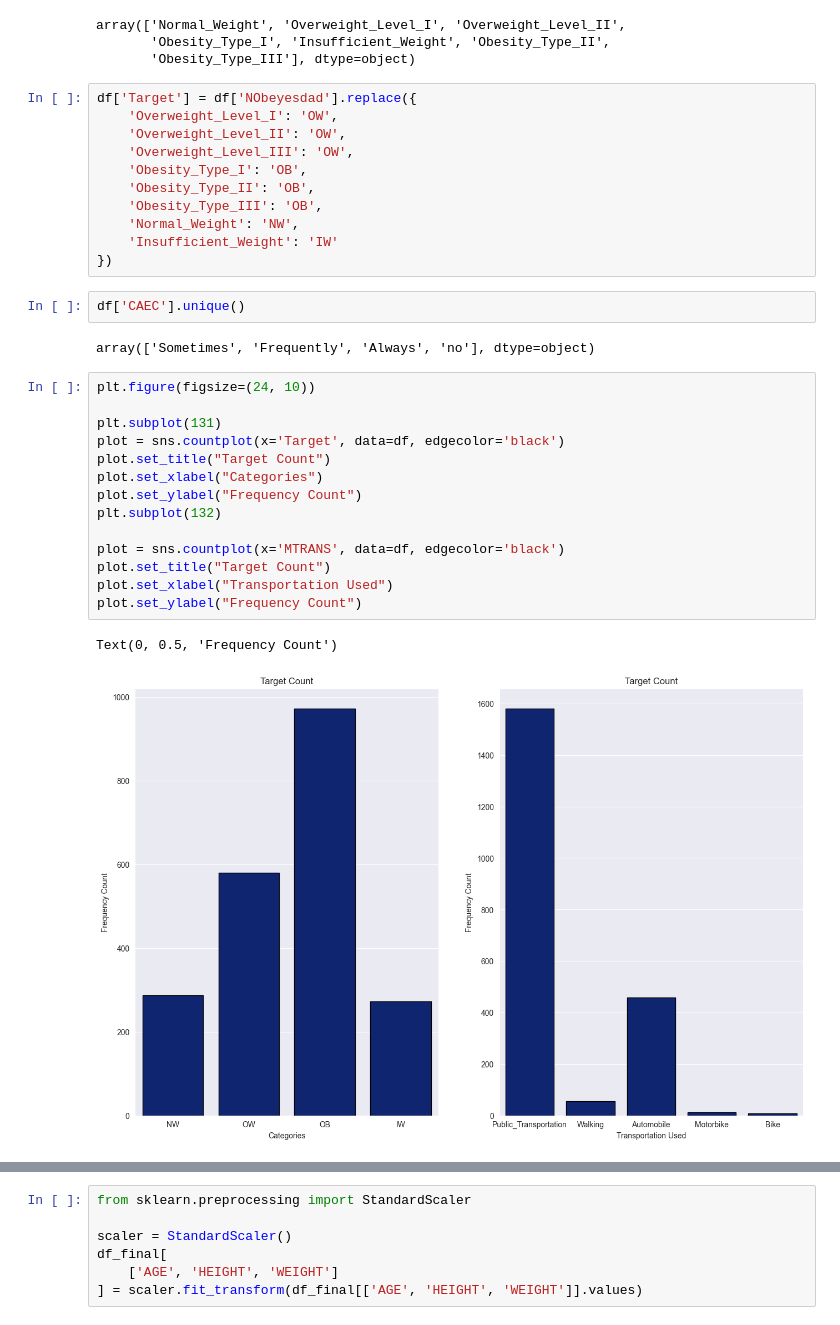
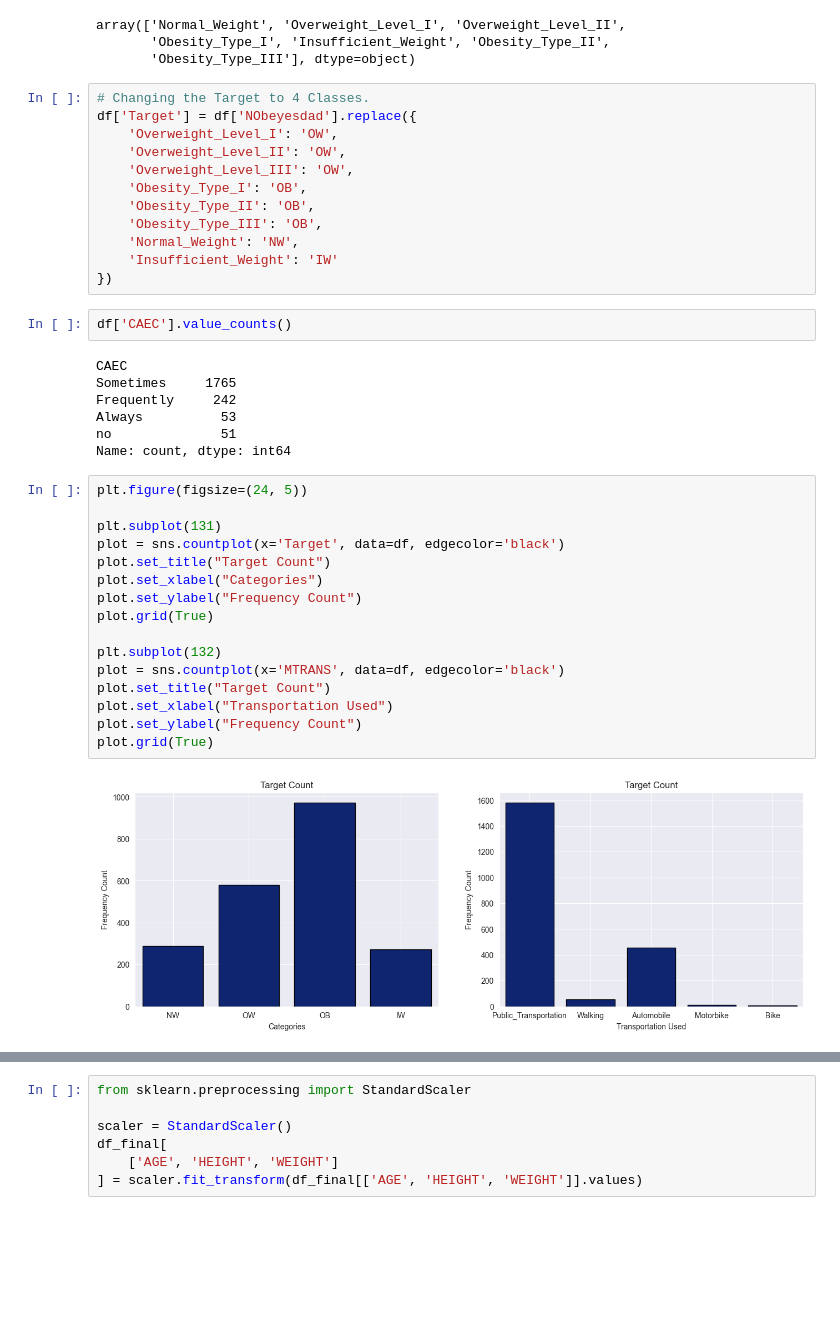
Before and after one commit to SahilLodha/AI_Classes_Notebooks, a Jupyter notebook: classical_ml/Section 02 - Logistic Regression/Multi Class Logistic Regression.ipynb, the cells around one changed output, grey strips where cells are left out. Drawn from its saved outputs; the diff is of its cells as text; blank space fills up the shorter version.

```diff
--- a/classical_ml/Section 02 - Logistic Regression/Multi Class Logistic Regression.ipynb
+++ b/classical_ml/Section 02 - Logistic Regression/Multi Class Logistic Regression.ipynb
@@ -36,6 +36,7 @@ array(['Normal_Weight', 'Overweight_Level_I', 'Overweight_Level_II',
        'Obesity_Type_I', 'Insufficient_Weight', 'Obesity_Type_II',
        'Obesity_Type_III'], dtype=object)
 # %%
+# Changing the Target to 4 Classes.
 df['Target'] = df['NObeyesdad'].replace({
     'Overweight_Level_I': 'OW',
     'Overweight_Level_II': 'OW',
@@ -47,25 +48,31 @@ df['Target'] = df['NObeyesdad'].replace({
     'Insufficient_Weight': 'IW'
 })
 # %%
-df['CAEC'].unique()
+df['CAEC'].value_counts()
 # %% [output]
-array(['Sometimes', 'Frequently', 'Always', 'no'], dtype=object)
+CAEC
+Sometimes     1765
+Frequently     242
+Always          53
+no              51
+Name: count, dtype: int64
 # %%
-plt.figure(figsize=(24, 10))
+plt.figure(figsize=(24, 5))
 
 plt.subplot(131)
 plot = sns.countplot(x='Target', data=df, edgecolor='black')
 plot.set_title("Target Count")
 plot.set_xlabel("Categories")
 plot.set_ylabel("Frequency Count")
+plot.grid(True)
+
 plt.subplot(132)
-
 plot = sns.countplot(x='MTRANS', data=df, edgecolor='black')
 plot.set_title("Target Count")
 plot.set_xlabel("Transportation Used")
 plot.set_ylabel("Frequency Count")
+plot.grid(True)
 # %% [output]
-Text(0, 0.5, 'Frequency Count')
-[figure, old version]
+[figure, new version]
 # %%
 plot = sns.countplot(x='SMOKE', data=df, edgecolor='black', hue='Target')
```
Also changed, not shown: parts of 22 cells of this notebook, 3 other files.
